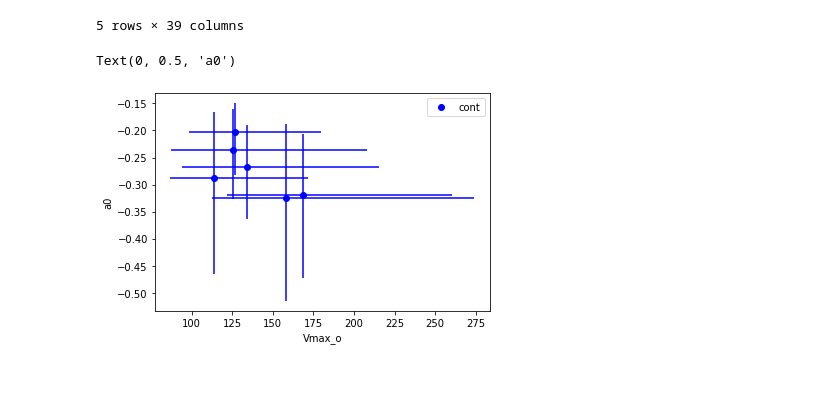
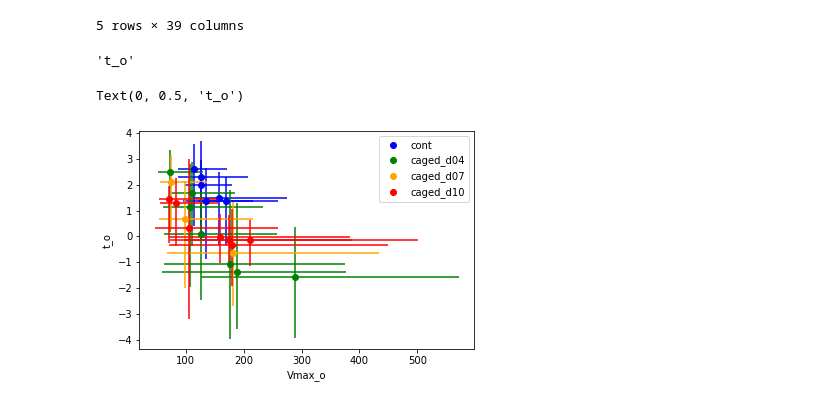
Before and after one commit to evenhuis/bee_quant, a Jupyter notebook: analysis/Plot comparison .ipynb, the cells around one changed output. Drawn from its saved outputs; the diff is of its cells as text; code cells hidden in the pictures; blank space fills up the shorter version.

```diff
--- a/analysis/Plot comparison .ipynb
+++ b/analysis/Plot comparison .ipynb
@@ -18,21 +18,25 @@ res_df.head()
 | cont_r3_1 | 134.244 | 94.3304 | 215.622 | -0.526833 | -0.758632 | -0.334343 | 1.38649 | -0.860039 | 2.65352 | 1.17964 | ... | ... |
 | cont_r3_2 | 125.533 | 87.2236 | 208.014 | -0.532076 | -0.875509 | -0.305781 | 2.29106 | -0.124318 | 3.67943 | 1.08455 | ... | ... |
 5 rows × 39 columns
+# %%
+ff.var_names[2]
+# %% [output]
+'t_o'
 # %%
 var1 = ff.var_names[0]
-var2 = ff.var_names[6]
+var2 = ff.var_names[2]
 treats = 'cont caged_d04 caged_d07 caged_d10'.split()
-colors = 'blue green orange  red'.split()[:1]
+colors = 'blue green orange  red'.split()[:]
 for treat,color in zip(treats,colors):
     mask = res_df.index.str.contains(treat)
     m1,l1,h1 = res_df.loc[mask,var1].values.T
     m2,l2,h2 = res_df.loc[mask,var2].values.T
 
     plt.plot(m1,m2,'o',color=color,label=treat)
     plt.errorbar(m1,m2,yerr=[m2-l2,h2-m2],xerr=[m1-l1,h1-m1],ls='',color=color  )
     plt.legend()
 plt.xlabel(var1)
 plt.ylabel(var2)
 # %% [output]
-Text(0, 0.5, 'a0')
+Text(0, 0.5, 't_o')
-[figure, old version]
+[figure, new version]
```
Also changed, not shown: parts of 5 cells of this notebook, 27 other files.
